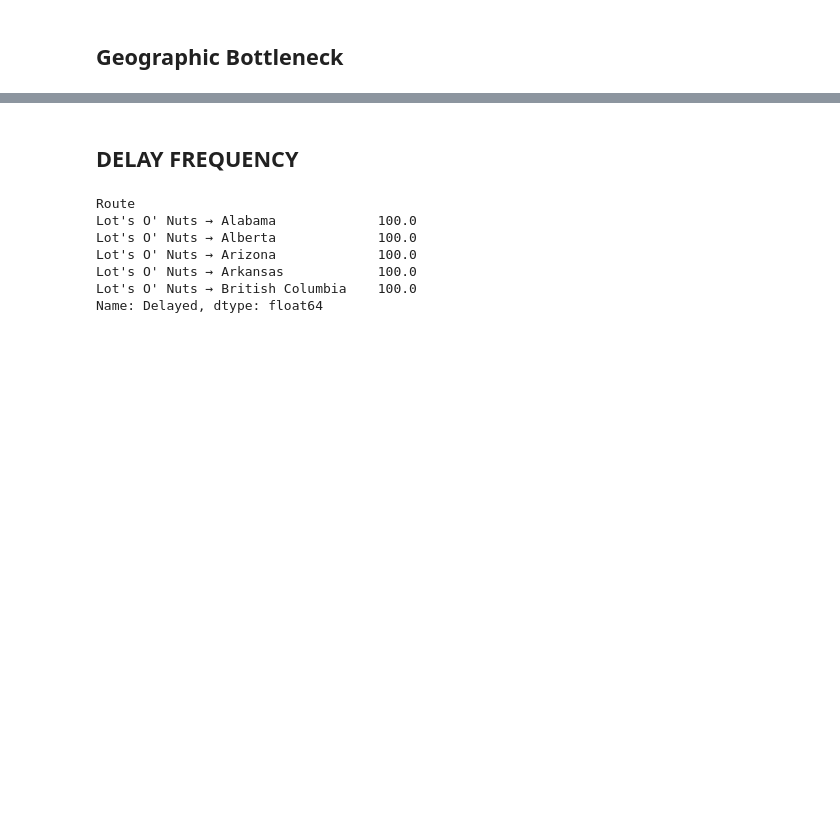
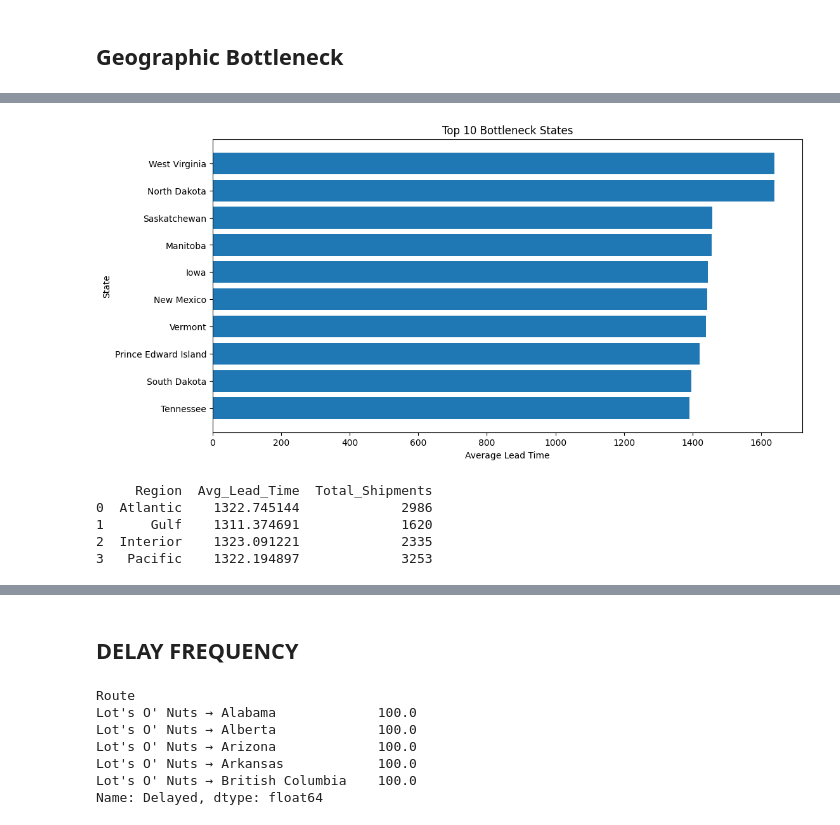
Before and after one commit to AymanKhan2244/Factory-to-CustomerShippingRouteEfficiencyAnalysis, a Jupyter notebook: notebooks/notebook.ipynb, the cells around one changed output, grey strips where cells are left out. Cells and saved outputs as stored; diff of their text form; code cells hidden in the pictures; blank space fills up the shorter version.

```diff
--- a/notebooks/notebook.ipynb
+++ b/notebooks/notebook.ipynb
@@ -336,0 +385,16 @@ Name: Lead_time, dtype: float64
+# %%
+## state  level lead time analysis
+
+state_leadtime = df.groupby(
+    'State/Province'
+).agg(
+    Avg_Lead_Time=('Lead_time','mean'),
+    Total_Shipments=('Order ID','count')
+).reset_index()
+
+state_leadtime = state_leadtime.sort_values(
+    by='Avg_Lead_Time',
+    ascending=False
+)
+
+print(state_leadtime.head(10))
@@ -336,0 +413,38 @@ Name: Lead_time, dtype: float64
+# %%
+## visualizations
+
+import matplotlib.pyplot as plt
+
+top_bottlenecks = state_leadtime.head(10)
+
+plt.figure(figsize=(12,6))
+
+plt.barh(
+    top_bottlenecks['State/Province'],
+    top_bottlenecks['Avg_Lead_Time']
+)
+
+plt.xlabel("Average Lead Time")
+plt.ylabel("State")
+plt.title("Top 10 Bottleneck States")
+
+plt.gca().invert_yaxis()
+
+plt.show()
+# %% [output]
+[figure, added]
+# %%
+region_analysis = df.groupby(
+    'Region'
+).agg(
+    Avg_Lead_Time=('Lead_time','mean'),
+    Total_Shipments=('Order ID','count')
+).reset_index()
+
+print(region_analysis)
+# %% [output]
+     Region  Avg_Lead_Time  Total_Shipments
+0  Atlantic    1322.745144             2986
+1      Gulf    1311.374691             1620
+2  Interior    1323.091221             2335
+3   Pacific    1322.194897             3253
```
Also changed, not shown: parts of 49 cells of this notebook, 12 other files.
